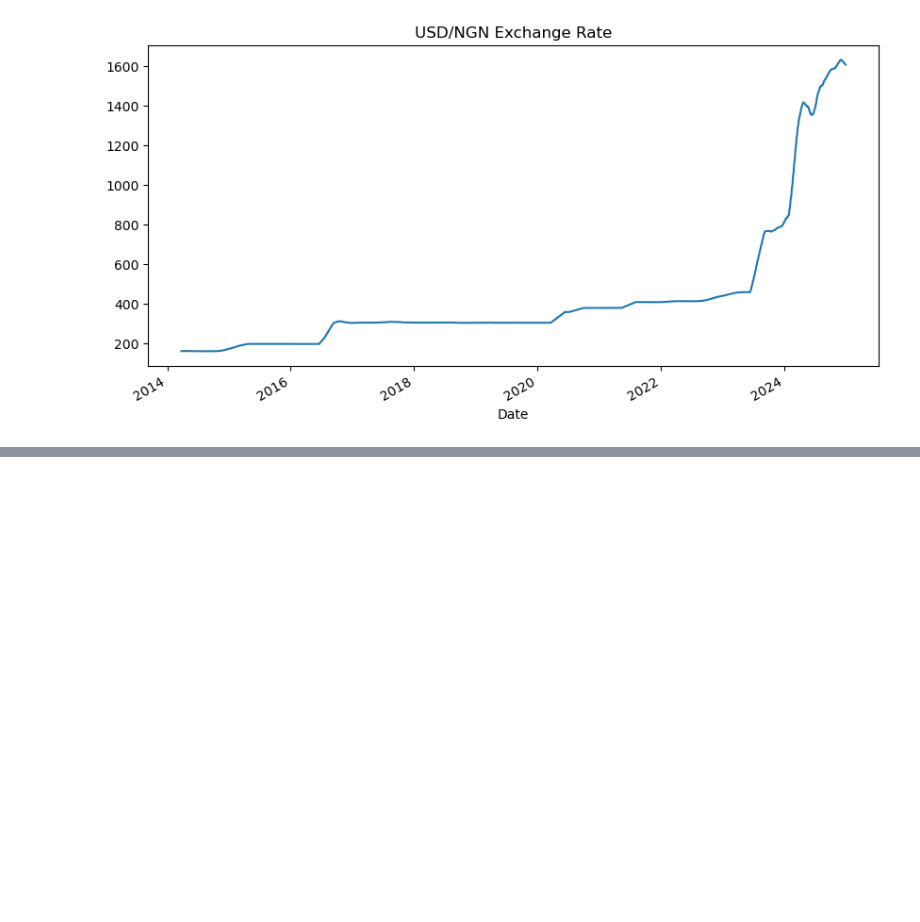
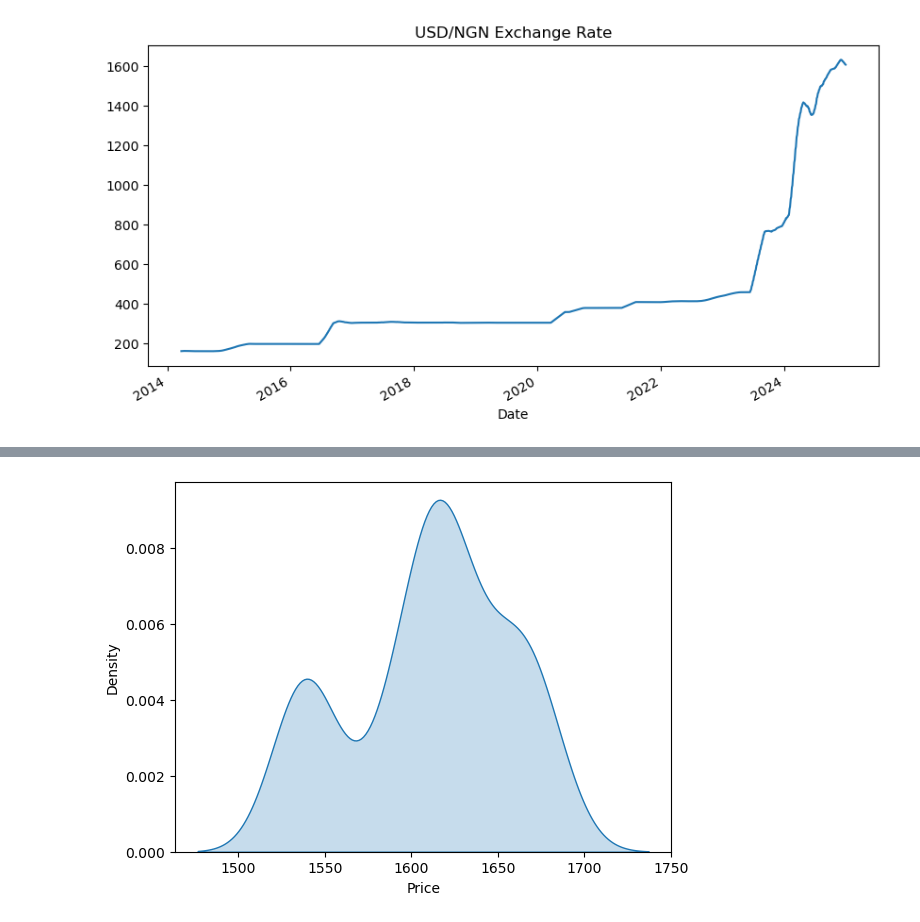
Before and after one commit to QuantBender/Hypermind, a Jupyter notebook: usd_ngn_forecast.ipynb, the cells around one changed output, grey strips where cells are left out. Drawn from its saved outputs; the diff is of its cells as text; code cells hidden in the pictures; blank space fills up the shorter version.

```diff
--- a/usd_ngn_forecast.ipynb
+++ b/usd_ngn_forecast.ipynb
@@ -73,0 +93,5 @@ usd_ngn.head(30).describe()
+# %%
+sns.kdeplot(usd_ngn['Price'].head(n_days), fill=True)
+plt.show()
+# %% [output]
+[figure, added]
```
Also changed, not shown: parts of 16 cells of this notebook, 1 other file.
